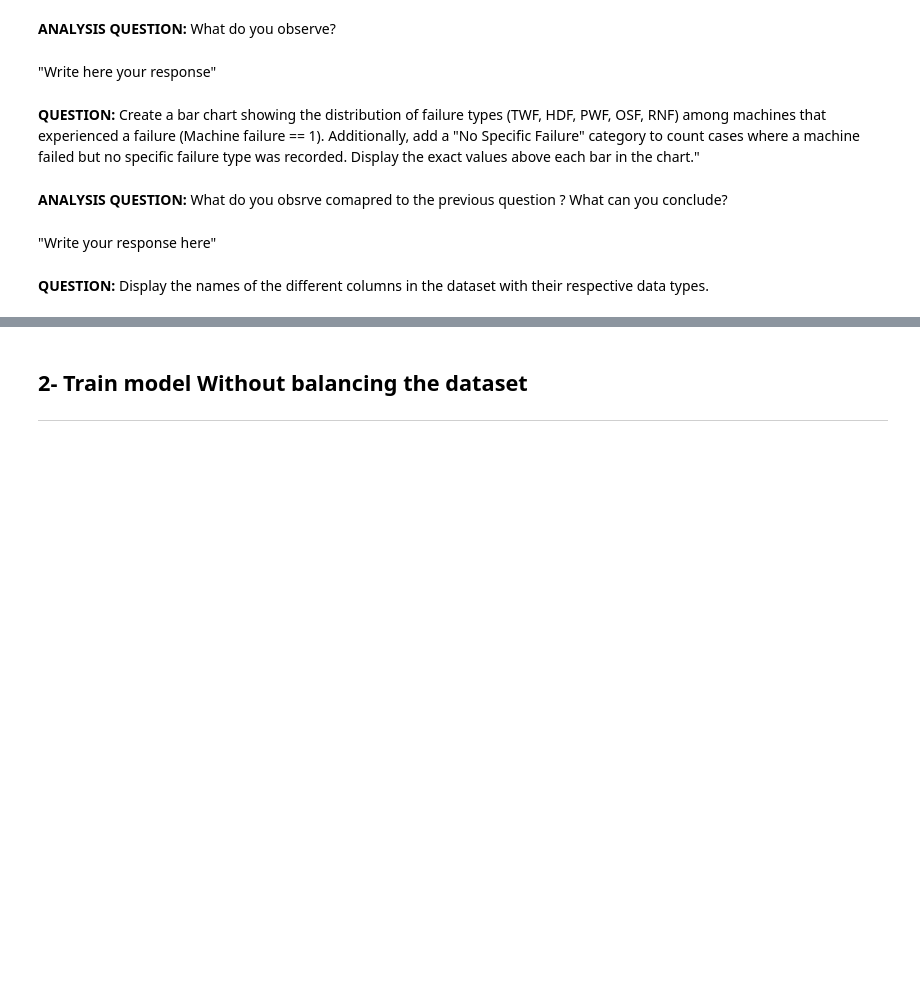
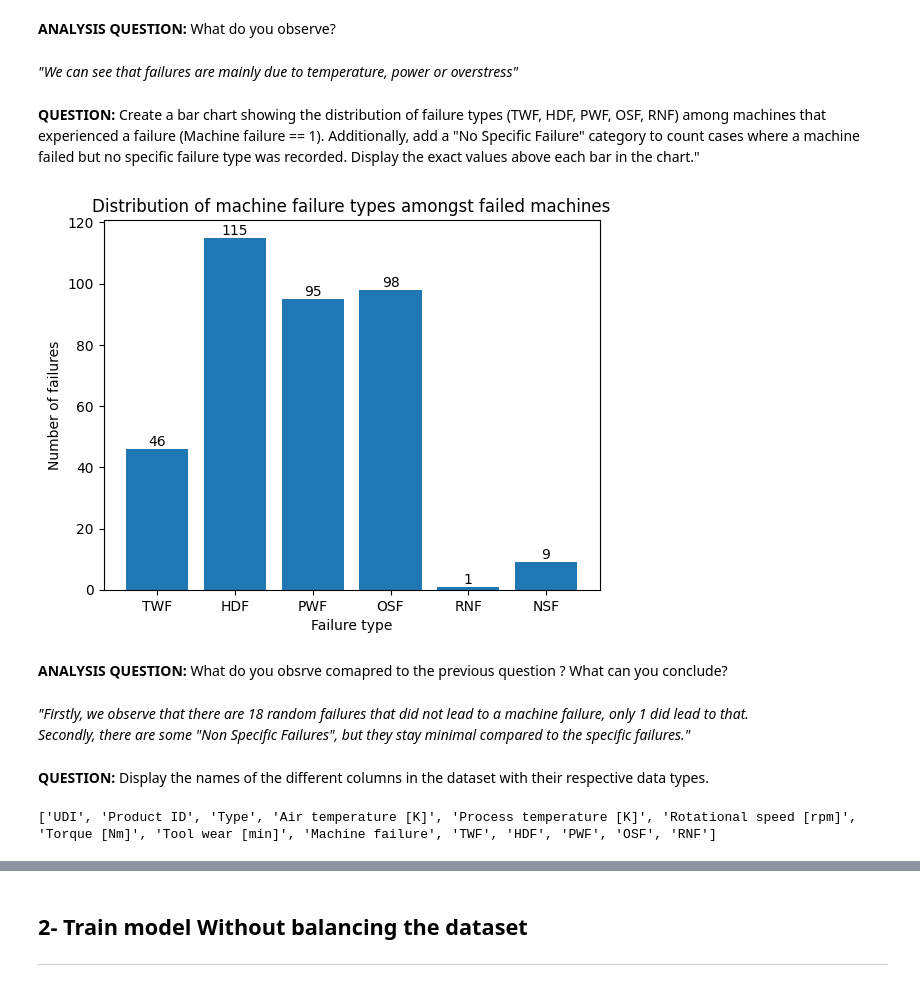
Before and after one commit to Kekossssss/Embedded-AI-ISMIN-2A---Lao-Guilloux-, a Jupyter notebook: TP_IA_EMBARQUEE.ipynb, the cells around one changed output, grey strips where cells are left out. Cells and saved outputs as stored; diff of their text form; code cells hidden in the pictures; blank space fills up the shorter version.

```diff
--- a/TP_IA_EMBARQUEE.ipynb
+++ b/TP_IA_EMBARQUEE.ipynb
@@ -87,14 +121,55 @@ _The model will "forget" about the failed machines and learn the parameters that
 # %% [markdown]
 **ANALYSIS QUESTION:** What do you observe?
-# %% [markdown]
-"Write here your response"
+# %% [markdown]
+_"We can see that failures are mainly due to temperature, power or overstress"_
 # %% [markdown]
 **QUESTION:** Create a bar chart showing the distribution of failure types (TWF, HDF, PWF, OSF, RNF) among machines that experienced a failure (Machine failure == 1). Additionally, add a "No Specific Failure" category to count cases where a machine failed but no specific failure type was recorded. Display the exact values above each bar in the chart."
+# %%
+failure_type2 = ["TWF", "HDF", "PWF", "OSF", "RNF", "NSF"]
+failure_type2_nb = [0, 0, 0, 0, 0, 0]
+has_failed = 0
+
+for l in usable_dataset :
+    if (l[8] == "1") :
+        has_failed = 0
+        if (l[9] == "1") :
+            failure_type2_nb[0] += 1
+            has_failed = 1
+        if (l[10] == "1") :
+            failure_type2_nb[1] += 1
+            has_failed = 1
+        if (l[11] == "1") :
+            failure_type2_nb[2] += 1
+            has_failed = 1
+        if (l[12] == "1") :
+            failure_type2_nb[3] += 1
+            has_failed = 1
+        if (l[13] == "1") :
+            failure_type2_nb[4] += 1
+            has_failed = 1
+        if (has_failed == 0) :
+            failure_type2_nb[5] += 1
+
+plt.figure(2)
+plt.bar(failure_type2, failure_type2_nb)
+plt.title('Distribution of machine failure types amongst failed machines')
+plt.xlabel('Failure type')
+plt.ylabel('Number of failures')
+for i, value in enumerate(failure_type2_nb):
+    plt.text(i, value+1, str(value), ha='center')
+plt.show()
+# %% [output]
+[figure, added]
 # %% [markdown]
 **ANALYSIS QUESTION:** What do you obsrve comapred to the previous question ? What can you conclude?
-# %% [markdown]
-"Write your response here"
+# %% [markdown]
+_"Firstly, we observe that there are 18 random failures that did not lead to a machine failure, only 1 did lead to that.
+Secondly, there are some "Non Specific Failures", but they stay minimal compared to the specific failures."_
 # %% [markdown]
 **QUESTION:** Display the names of the different columns in the dataset with their respective data types.
+# %%
+print(Data_names)
+# %% [output]
+['UDI', 'Product ID', 'Type', 'Air temperature [K]', 'Process temperature [K]', 'Rotational speed [rpm]', 'Torque [Nm]', 'Tool wear [min]', 'Machine failure', 'TWF', 'HDF', 'PWF', 'OSF', 'RNF']
 # %% [markdown]
 **ANALYSIS QUESTION:** To train the model, what will be the inputs and outputs (What are the names of the columns that you will use?)? Justify your response.
```
Also changed, not shown: parts of 12 cells of this notebook.
